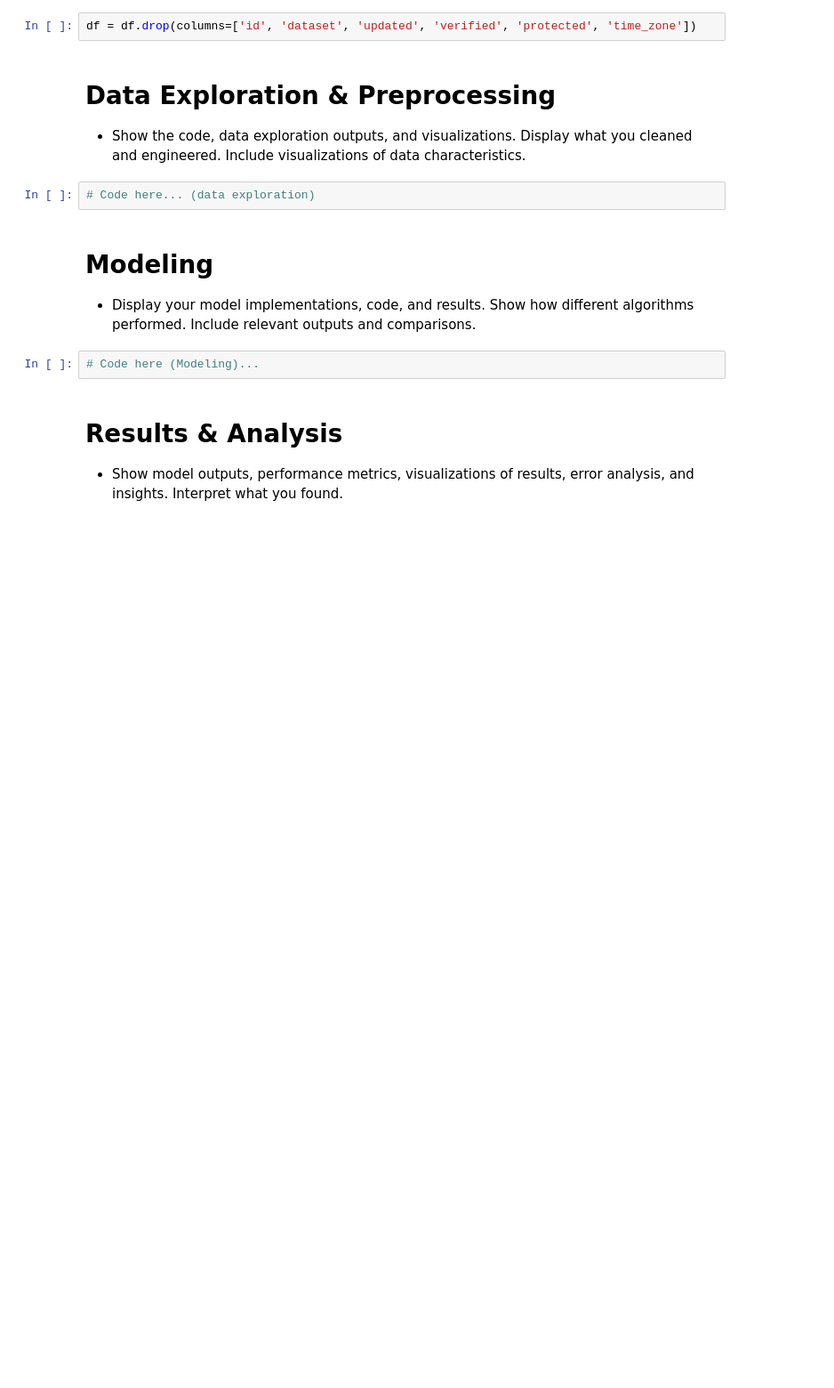
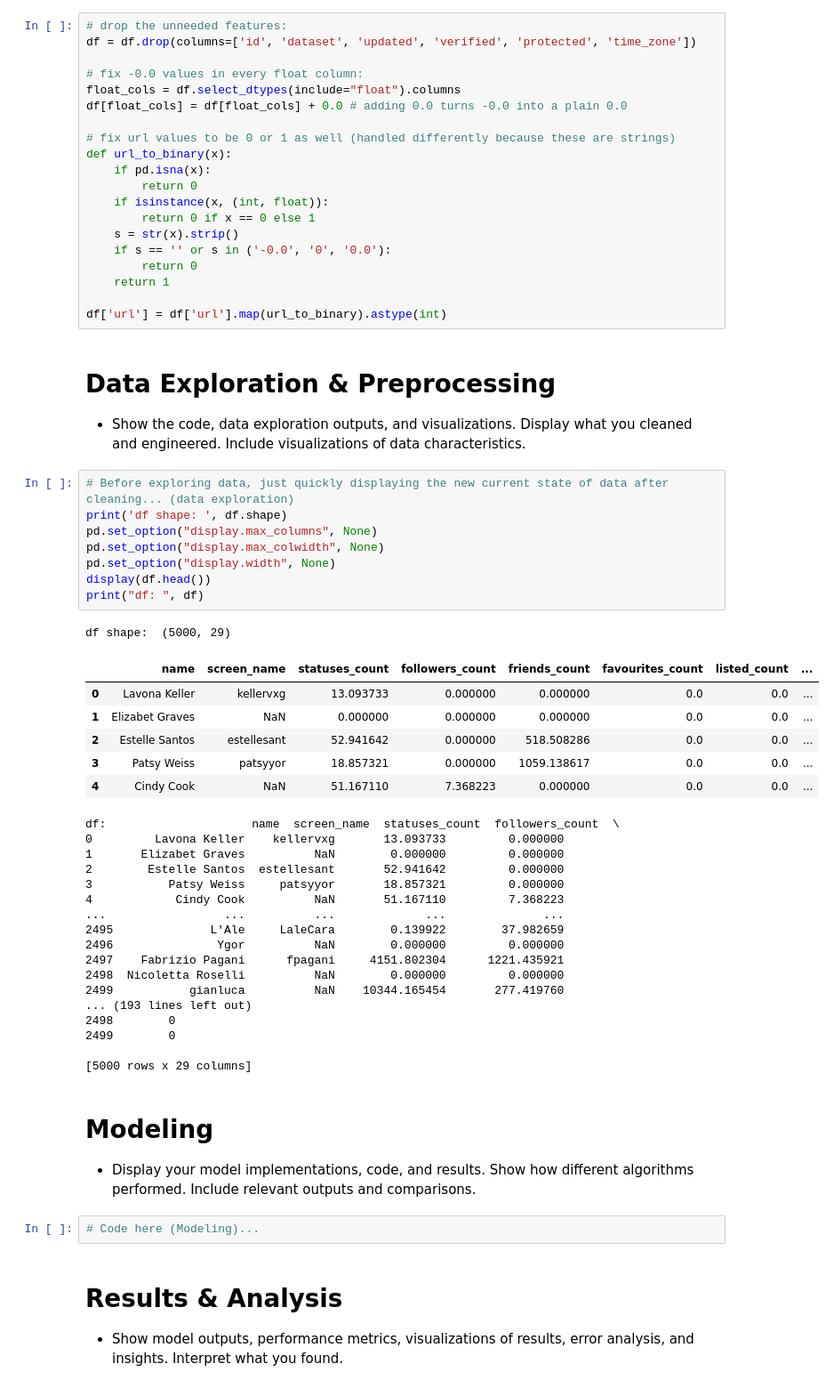
Before and after one commit to Rohan-Yelandur/ml1-final-project, a Jupyter notebook: project_rome.ipynb, the cells around one changed output. Shown at 89% size. Saved outputs shown, nothing was run; the diff lists cells and outputs as text; blank space fills up the shorter version.

Commit message:
fixed -0.0 values to be normal 0's

```diff
--- a/project_rome.ipynb
+++ b/project_rome.ipynb
@@ -91,12 +90,61 @@ dtype: int64
 4    0
 Name: profile_background_tile, dtype: int64
 # %%
+# drop the unneeded features:
 df = df.drop(columns=['id', 'dataset', 'updated', 'verified', 'protected', 'time_zone'])
+
+# fix -0.0 values in every float column:
+float_cols = df.select_dtypes(include="float").columns
+df[float_cols] = df[float_cols] + 0.0 # adding 0.0 turns -0.0 into a plain 0.0
+
+# fix url values to be 0 or 1 as well (handled differently because these are strings)
+def url_to_binary(x):
+    if pd.isna(x):
+        return 0
+    if isinstance(x, (int, float)):
+        return 0 if x == 0 else 1
+    s = str(x).strip()
+    if s == '' or s in ('-0.0', '0', '0.0'):
+        return 0
+    return 1
+
+df['url'] = df['url'].map(url_to_binary).astype(int)
 # %% [markdown]
 # Data Exploration & Preprocessing
 - Show the code, data exploration outputs, and visualizations. Display what you cleaned and engineered. Include visualizations of data characteristics.
 # %%
-# Code here... (data exploration)
+# Before exploring data, just quickly displaying the new current state of data after cleaning... (data exploration)
+print('df shape: ', df.shape)
+pd.set_option("display.max_columns", None)
+pd.set_option("display.max_colwidth", None)
+pd.set_option("display.width", None)
+display(df.head())
+print("df: ", df)
+# %% [output]
+df shape:  (5000, 29)
+|  | name | screen_name | statuses_count | followers_count | friends_count | favourites_count | listed_count | ... |
+| 0 | Lavona Keller | kellervxg | 13.093733 | 0.000000 | 0.000000 | 0.0 | 0.0 | ... |
+| 1 | Elizabet Graves | NaN | 0.000000 | 0.000000 | 0.000000 | 0.0 | 0.0 | ... |
+| 2 | Estelle Santos | estellesant | 52.941642 | 0.000000 | 518.508286 | 0.0 | 0.0 | ... |
+| 3 | Patsy Weiss | patsyyor | 18.857321 | 0.000000 | 1059.138617 | 0.0 | 0.0 | ... |
+| 4 | Cindy Cook | NaN | 51.167110 | 7.368223 | 0.000000 | 0.0 | 0.0 | ... |
+df:                     name  screen_name  statuses_count  followers_count  \
+0         Lavona Keller    kellervxg       13.093733         0.000000
+1       Elizabet Graves          NaN        0.000000         0.000000
+2        Estelle Santos  estellesant       52.941642         0.000000
+3           Patsy Weiss     patsyyor       18.857321         0.000000
+4            Cindy Cook          NaN       51.167110         7.368223
+...                 ...          ...             ...              ...
+2495              L'Ale     LaleCara        0.139922        37.982659
+2496               Ygor          NaN        0.000000         0.000000
+2497    Fabrizio Pagani      fpagani     4151.802304      1221.435921
+2498  Nicoletta Roselli          NaN        0.000000         0.000000
+2499           gianluca          NaN    10344.165454       277.419760
+... (193 lines left out)
+2498        0
+2499        0
+
+[5000 rows x 29 columns]
 # %% [markdown]
 # Modeling
 - Display your model implementations, code, and results. Show how different algorithms performed. Include relevant outputs and comparisons.
```
Also changed, not shown: parts of 2 cells of this notebook.
